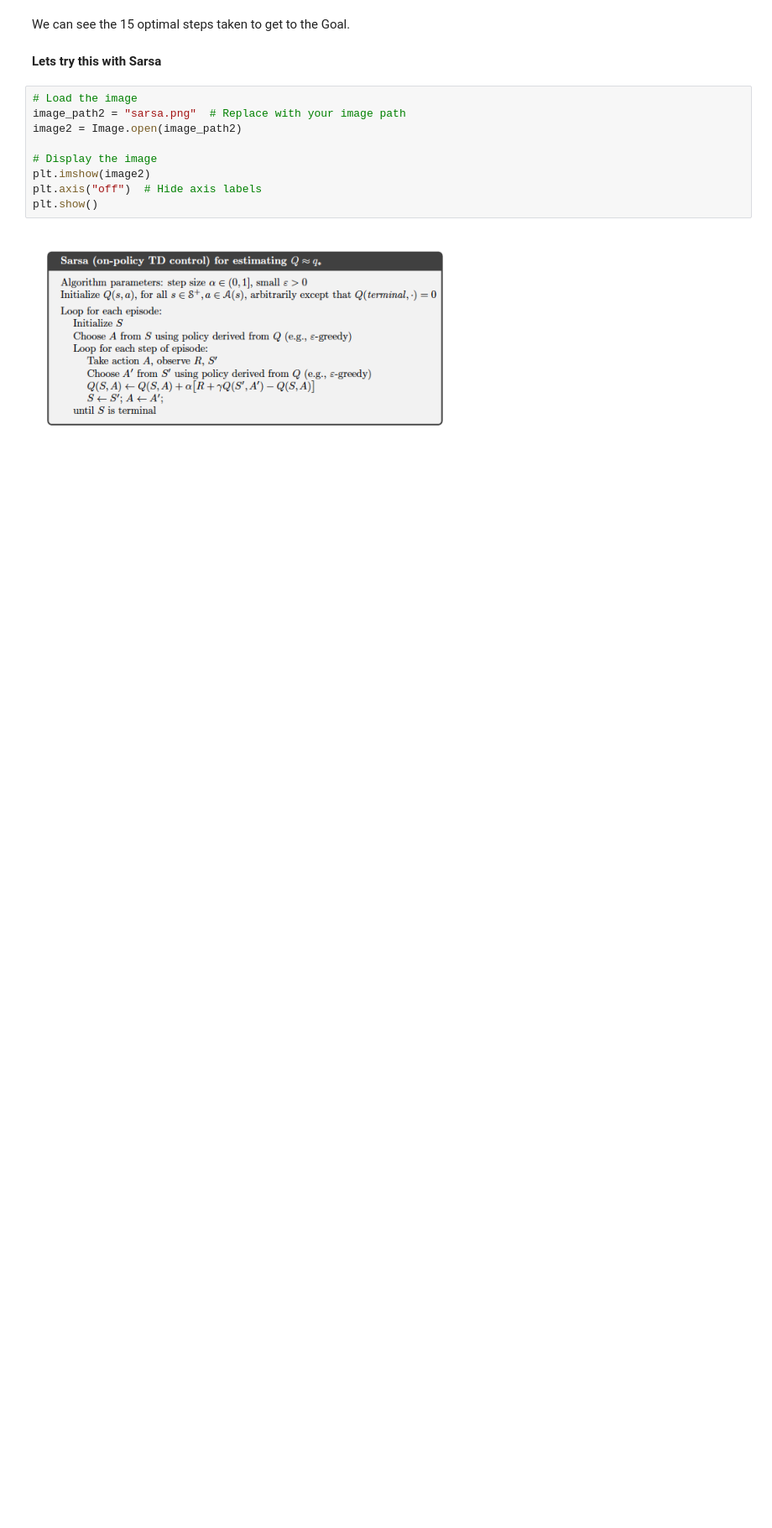
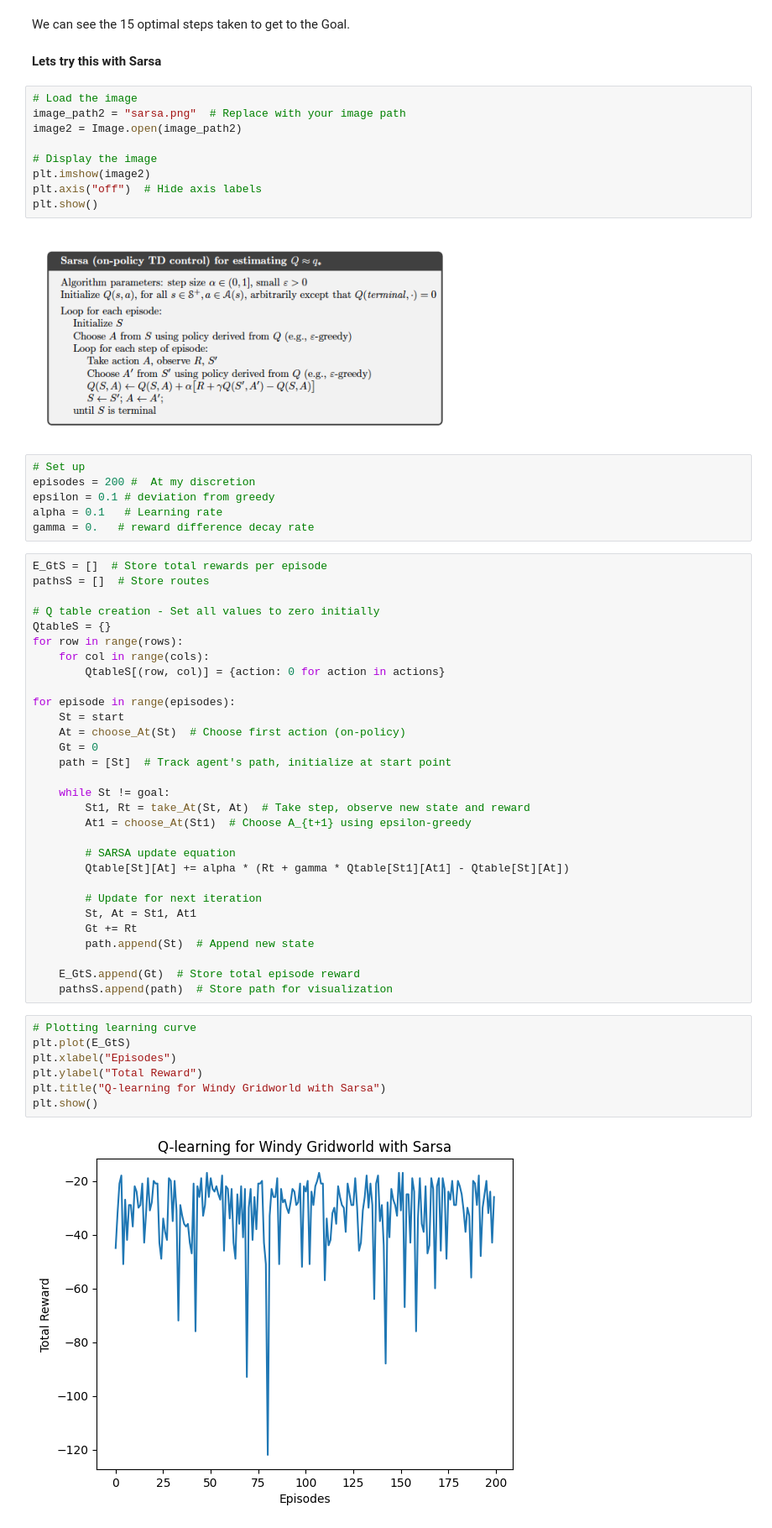
Before and after one commit to Noonansean1/CS5004, a Jupyter notebook: e-tivity3/Etivity3_master_23300159.ipynb, the cells around one changed output. Shown: that part at 84% size. Saved outputs shown, nothing was run; the diff lists cells and outputs as text; blank space fills up the shorter version.

Commit message:
Added Sarsa to Task 1

```diff
--- a/e-tivity3/Etivity3_master_23300159.ipynb
+++ b/e-tivity3/Etivity3_master_23300159.ipynb
@@ -194,3 +194,48 @@ plt.axis("off")  # Hide axis labels
 plt.show()
 # %% [output]
 [figure]
+# %%
+# Set up
+episodes = 200 #  At my discretion
+epsilon = 0.1 # deviation from greedy
+alpha = 0.1   # Learning rate
+gamma = 0.   # reward difference decay rate
+# %%
+E_GtS = []  # Store total rewards per episode
+pathsS = []  # Store routes
+
+# Q table creation - Set all values to zero initially
+QtableS = {}
+for row in range(rows):
+    for col in range(cols):
+        QtableS[(row, col)] = {action: 0 for action in actions}
+
+for episode in range(episodes):
+    St = start
+    At = choose_At(St)  # Choose first action (on-policy)
+    Gt = 0
+    path = [St]  # Track agent's path, initialize at start point
+
+    while St != goal:
+        St1, Rt = take_At(St, At)  # Take step, observe new state and reward
+        At1 = choose_At(St1)  # Choose A_{t+1} using epsilon-greedy
+
+        # SARSA update equation
+        Qtable[St][At] += alpha * (Rt + gamma * Qtable[St1][At1] - Qtable[St][At])
+
+        # Update for next iteration
+        St, At = St1, At1
+        Gt += Rt
+        path.append(St)  # Append new state
+
+    E_GtS.append(Gt)  # Store total episode reward
+    pathsS.append(path)  # Store path for visualization
+# %%
+# Plotting learning curve
+plt.plot(E_GtS)
+plt.xlabel("Episodes")
+plt.ylabel("Total Reward")
+plt.title("Q-learning for Windy Gridworld with Sarsa")
+plt.show()
+# %% [output]
+[figure, added]
```
Also changed, not shown: parts of 1 cell of this notebook.
